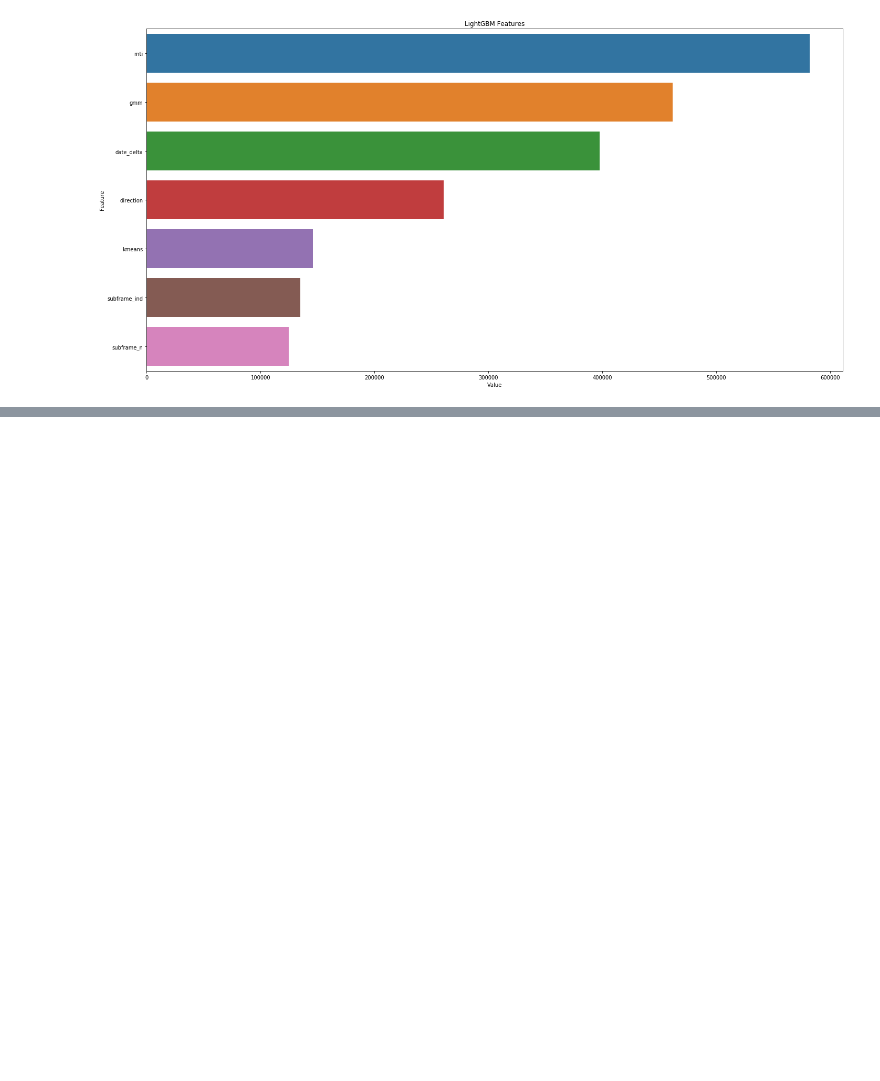
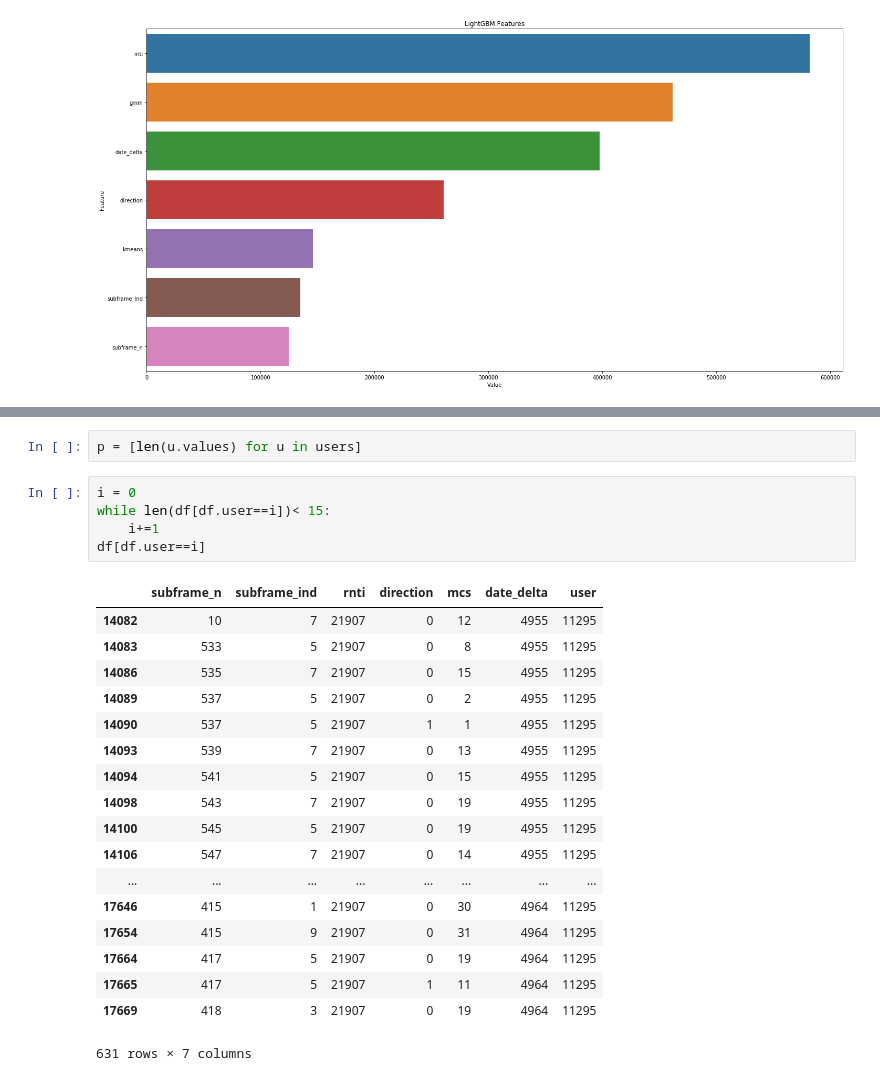
Before and after one commit to joynt/ScAvengers, a Jupyter notebook: main.ipynb, the cells around one changed output, grey strips where cells are left out. Drawn from its saved outputs; the diff is of its cells as text; blank space fills up the shorter version.

```diff
--- a/main.ipynb
+++ b/main.ipynb
@@ -654,0 +807,26 @@ print('Found {} users'.format(len(users)))
+# %%
+p = [len(u.values) for u in users]
+# %%
+i = 0
+while len(df[df.user==i])< 15:
+    i+=1
+df[df.user==i]
+# %% [output]
+|  | subframe_n | subframe_ind | rnti | direction | mcs | date_delta | user |
+| 14082 | 10 | 7 | 21907 | 0 | 12 | 4955 | 11295 |
+| 14083 | 533 | 5 | 21907 | 0 | 8 | 4955 | 11295 |
+| 14086 | 535 | 7 | 21907 | 0 | 15 | 4955 | 11295 |
+| 14089 | 537 | 5 | 21907 | 0 | 2 | 4955 | 11295 |
+| 14090 | 537 | 5 | 21907 | 1 | 1 | 4955 | 11295 |
+| 14093 | 539 | 7 | 21907 | 0 | 13 | 4955 | 11295 |
+| 14094 | 541 | 5 | 21907 | 0 | 15 | 4955 | 11295 |
+| 14098 | 543 | 7 | 21907 | 0 | 19 | 4955 | 11295 |
+| 14100 | 545 | 5 | 21907 | 0 | 19 | 4955 | 11295 |
+| 14106 | 547 | 7 | 21907 | 0 | 14 | 4955 | 11295 |
+| ... | ... | ... | ... | ... | ... | ... | ... |
+| 17646 | 415 | 1 | 21907 | 0 | 30 | 4964 | 11295 |
+| 17654 | 415 | 9 | 21907 | 0 | 31 | 4964 | 11295 |
+| 17664 | 417 | 5 | 21907 | 0 | 19 | 4964 | 11295 |
+| 17665 | 417 | 5 | 21907 | 1 | 11 | 4964 | 11295 |
+| 17669 | 418 | 3 | 21907 | 0 | 19 | 4964 | 11295 |
+631 rows × 7 columns
```
Also changed, not shown: parts of 13 cells of this notebook.
